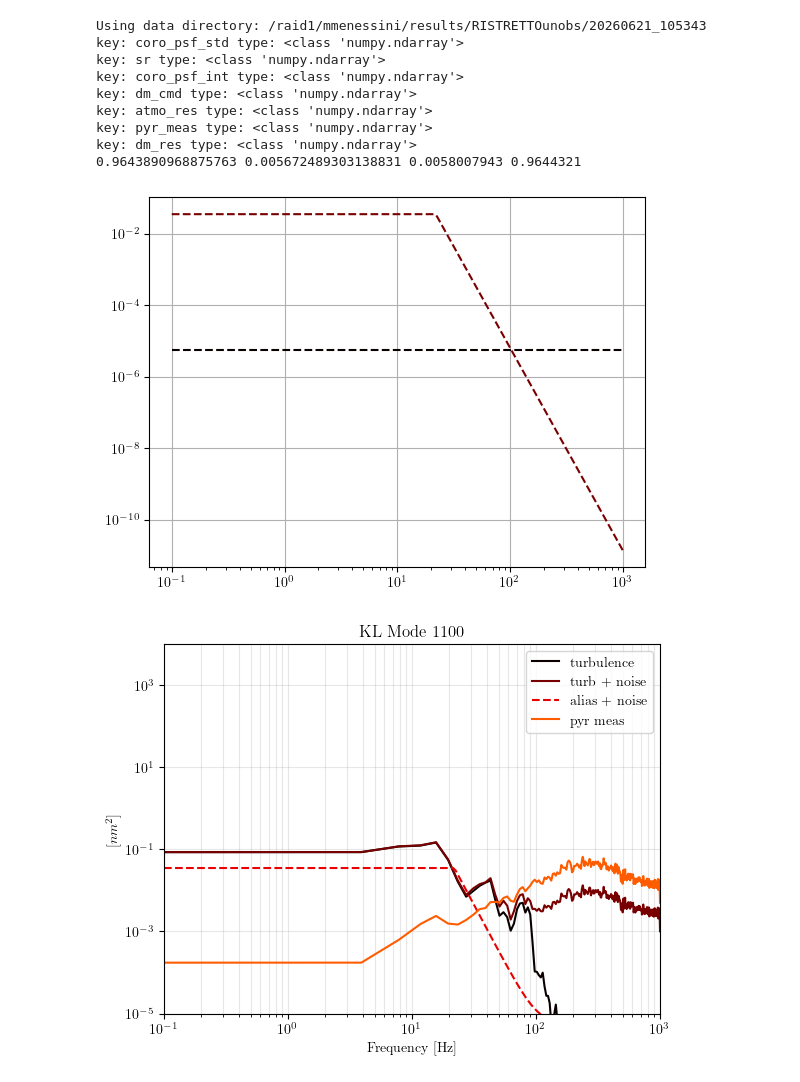
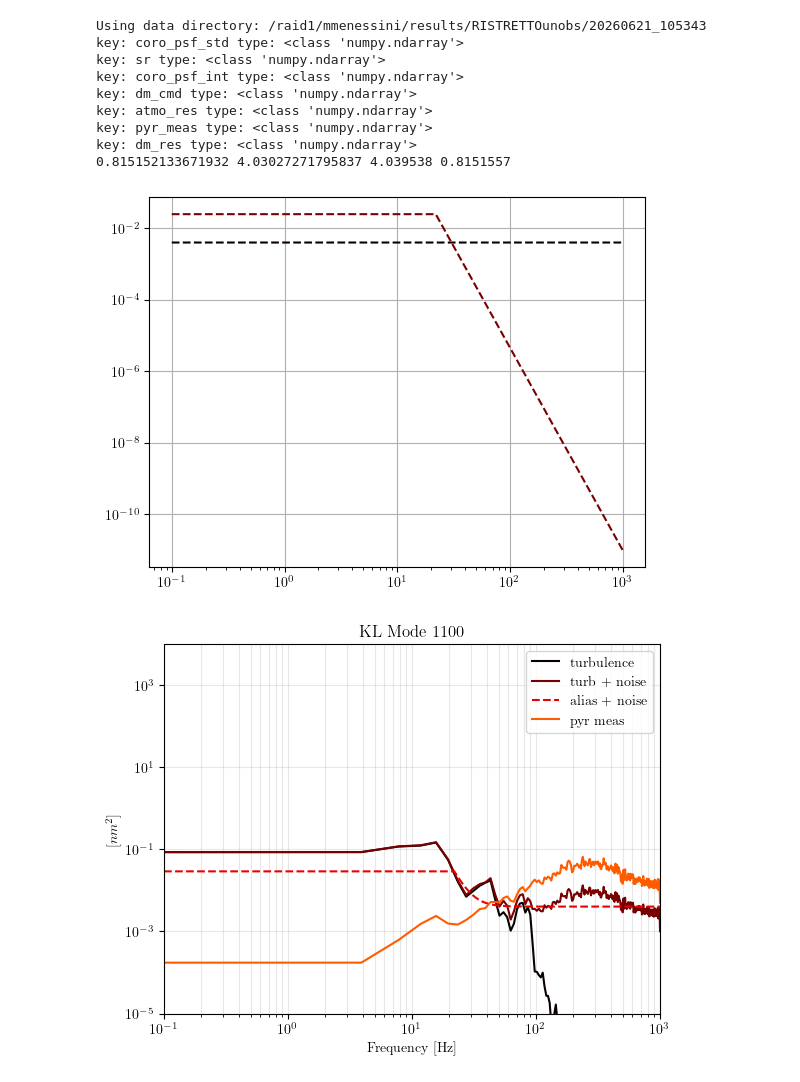
Before and after one commit to Menessao/SPECULA, a Jupyter notebook: config/RISTRETTO/errorBudgetPlots.ipynb, the cells around one changed output. Cells and saved outputs as stored; diff of their text form; code cells hidden in the pictures.

```diff
--- a/config/RISTRETTO/errorBudgetPlots.ipynb
+++ b/config/RISTRETTO/errorBudgetPlots.ipynb
@@ -42,7 +44,7 @@ def generate_psd(f, cutoff, power):
     psd_turb *= (power / np.sum(psd_turb * df))
     return psd_turb
 # %%
-def get_rec_covariance(rMod,n_subap,seeing,Nphot,RON,res:str='',doplot:bool=False):
+def get_rec_covariance(rMod,n_subap,seeing,Nphot,RON,N,res:str='',doplot:bool=False):
 
     pyr_mask = get_pupil_mask(npix=120,filepath=op.join(root_dir,'pupils',f'pyr_pupdata_{n_subap:.0f}x{n_subap:.0f}.fits'))
     frame = fits.getdata(op.join(root_dir,'frames',f'pyr{rMod:1.1f}_{n_subap:.0f}x{n_subap:.0f}_s{seeing:1.2f}_{N}modes_avg_frame.fits'))
@@ -74,12 +76,13 @@ seeing = 1.5
 N = 1200
 RON = 0.5
 Nphot = 1e+6
+Nmodes = 1200
 
 res = '_1Nm' #'' #
-cov0,og0,ct0,alias0 = get_rec_covariance(rMod=0,n_subap=n_subap,seeing=seeing,Nphot=Nphot,RON=RON,res=res)
-cov1,og1,ct1,alias1 = get_rec_covariance(rMod=1,n_subap=n_subap,seeing=seeing,Nphot=Nphot,RON=RON,res=res)
-cov2,og2,ct2,alias2 = get_rec_covariance(rMod=2,n_subap=n_subap,seeing=seeing,Nphot=Nphot,RON=RON,res=res)
-cov3,og3,ct3,alias3 = get_rec_covariance(rMod=3,n_subap=n_subap,seeing=seeing,Nphot=Nphot,RON=RON,res=res)
+cov0,og0,ct0,alias0 = get_rec_covariance(rMod=0,n_subap=n_subap,seeing=seeing,Nphot=Nphot,N=Nmodes,RON=RON,res=res)
+cov1,og1,ct1,alias1 = get_rec_covariance(rMod=1,n_subap=n_subap,seeing=seeing,Nphot=Nphot,N=Nmodes,RON=RON,res=res)
+cov2,og2,ct2,alias2 = get_rec_covariance(rMod=2,n_subap=n_subap,seeing=seeing,Nphot=Nphot,N=Nmodes,RON=RON,res=res)
+cov3,og3,ct3,alias3 = get_rec_covariance(rMod=3,n_subap=n_subap,seeing=seeing,Nphot=Nphot,N=Nmodes,RON=RON,res=res)
 
 coverr = lambda cov,alias,og: (cov+alias**2)/og**2
 
@@ -111,7 +113,7 @@ cutoff = 0.3*(radial_order(N)+1+1)*VoverD
 
 idx = 1100
 ct_amp = 1e-9
-ff = np.logspace(-1,3,200)
+ff = np.logspace(-1,3,2000)
 alias_psd = generate_psd(ff,cutoff,power=alias0[idx]**2)
 noise_psd = np.ones_like(ff)
 noise_psd *= (cov0[idx]+ct0[idx]*ct_amp)/(np.sum(noise_psd * np.gradient(ff)))
@@ -130,33 +132,33 @@ ol = datadict['dm_cmd'] + datadict['dm_res'][:,:N]
 init = 100
 res_psd,f = get_psd(datadict['dm_res'][init:].T,dt=0.0005,nperseg=512)
 pyr_psd,f = get_psd(datadict['pyr_meas'][init:].T,dt=0.0005,nperseg=512)
 ol_psd,f = get_psd(ol[init:].T,dt=0.0005,nperseg=512)
 pol_psd,f = get_psd(pol[init-1:].T,dt=0.0005,nperseg=512)
 atmo_psd,f = get_psd(datadict['atmo_res'][init:].T,dt=0.0005,nperseg=512)
 
 plt.figure()
 plt.loglog(f,atmo_psd[idx],label='turbulence')
 plt.loglog(f,ol_psd[idx],label='turb + noise')
 plt.loglog(ff,noise_psd+alias_psd,'--',label='alias + noise')
 # plt.loglog(f,pol_psd[idx])
 plt.loglog(f,pyr_psd[idx],label='pyr meas')
 # plt.loglog(f,res_psd[idx],label='residual')
 plt.legend()
 plt.xlabel('Frequency [Hz]')
 plt.ylabel(r'[$nm^2$]')
 plt.title(f'KL Mode {idx}')
 plt.ylim([1e-5,1e+4])
 plt.xlim([0.1,1e+3])
 plt.grid(which='both',alpha=0.3)
 # %% [output]
 Using data directory: /raid1/mmenessini/results/RISTRETTOunobs/20260621_105343
 key: coro_psf_std type: <class 'numpy.ndarray'>
 key: sr type: <class 'numpy.ndarray'>
 key: coro_psf_int type: <class 'numpy.ndarray'>
 key: dm_cmd type: <class 'numpy.ndarray'>
 key: atmo_res type: <class 'numpy.ndarray'>
 key: pyr_meas type: <class 'numpy.ndarray'>
 key: dm_res type: <class 'numpy.ndarray'>
-0.9643890968875763 0.005672489303138831 0.0058007943 0.9644321
+0.815152133671932 4.03027271795837 4.039538 0.8151557
-[figure, old version]
+[figure, new version]
-[figure, old version]
+[figure, new version]
```
Also changed, not shown: parts of 6 cells of this notebook.
